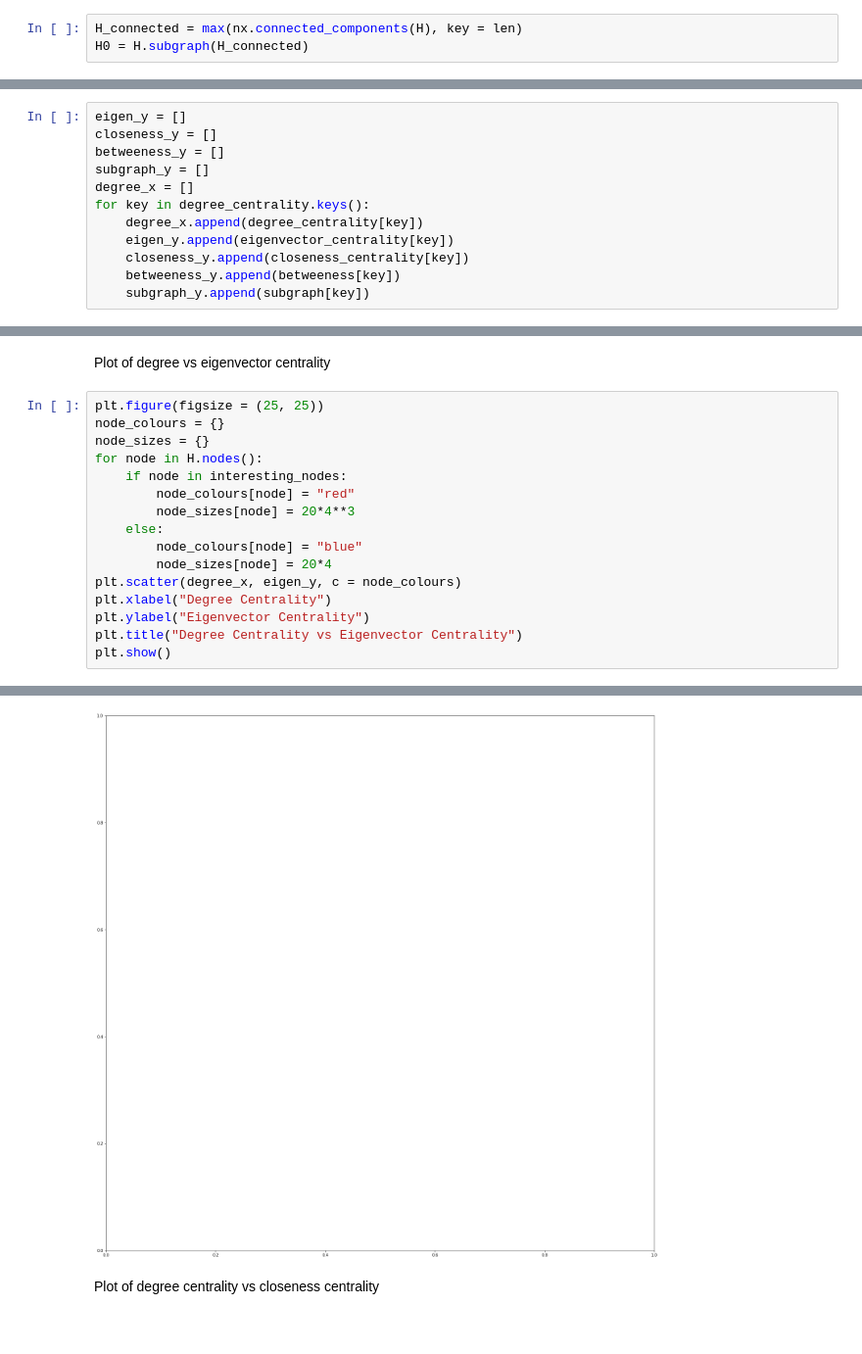
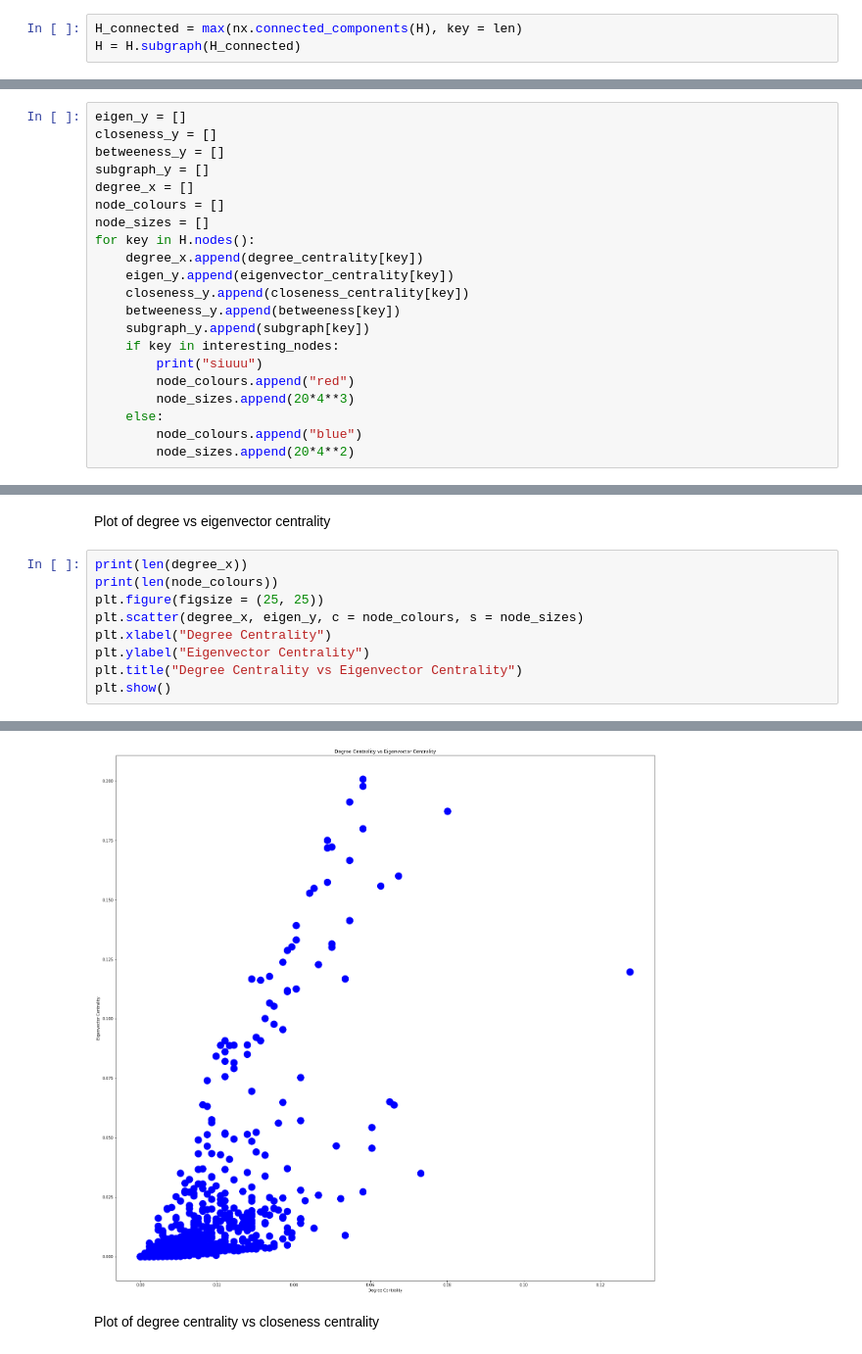
Before and after one commit to Amoolaa/math-bcmb3888, a Jupyter notebook: actual/central_graphs.ipynb, the cells around one changed output, grey strips where cells are left out. Shown: that part at 98% size. Cells and saved outputs as stored; diff of their text form.

Commit message:
Updated centrality graphs

```diff
--- a/actual/central_graphs.ipynb
+++ b/actual/central_graphs.ipynb
@@ -19,7 +19,7 @@ H = nx.relabel_nodes(G, lambda x: x[5:])
 Getting the largest connected component
 # %%
 H_connected = max(nx.connected_components(H), key = len)
-H0 = H.subgraph(H_connected)
+H = H.subgraph(H_connected)
 # %% [markdown]
 Computing the centrality scores for all the nodes
 # %%
@@ -38,9 +42,18 @@ closeness_y = []
 betweeness_y = []
 subgraph_y = []
 degree_x = []
-for key in degree_centrality.keys():
+node_colours = []
+node_sizes = []
+for key in H.nodes():
     degree_x.append(degree_centrality[key])
     eigen_y.append(eigenvector_centrality[key])
     closeness_y.append(closeness_centrality[key])
     betweeness_y.append(betweeness[key])
     subgraph_y.append(subgraph[key])
+    if key in interesting_nodes:
+        print("siuuu")
+        node_colours.append("red")
+        node_sizes.append(20*4**3)
+    else:
+        node_colours.append("blue")
+        node_sizes.append(20*4**2)
@@ -49,17 +62,10 @@ interesting_nodes = ['YCL001W', 'YLL058W', 'YKL207W', 'YEL051W', 'YGL101W', 'YLR
 # %% [markdown]
 Plot of degree vs eigenvector centrality
 # %%
+print(len(degree_x))
+print(len(node_colours))
 plt.figure(figsize = (25, 25))
-node_colours = {}
-node_sizes = {}
-for node in H.nodes():
-    if node in interesting_nodes:
-        node_colours[node] = "red"
-        node_sizes[node] = 20*4**3
-    else:
-        node_colours[node] = "blue"
-        node_sizes[node] = 20*4
-plt.scatter(degree_x, eigen_y, c = node_colours)
+plt.scatter(degree_x, eigen_y, c = node_colours, s = node_sizes)
 plt.xlabel("Degree Centrality")
 plt.ylabel("Eigenvector Centrality")
 plt.title("Degree Centrality vs Eigenvector Centrality")
@@ -69,4 +77,4 @@ ValueError: s must be a scalar, or float array-like with the same size as x and
-[figure, old version]
+[figure, new version]
 # %% [markdown]
 Plot of degree centrality vs closeness centrality
 # %%
```
Also changed, not shown: parts of 8 cells of this notebook.
